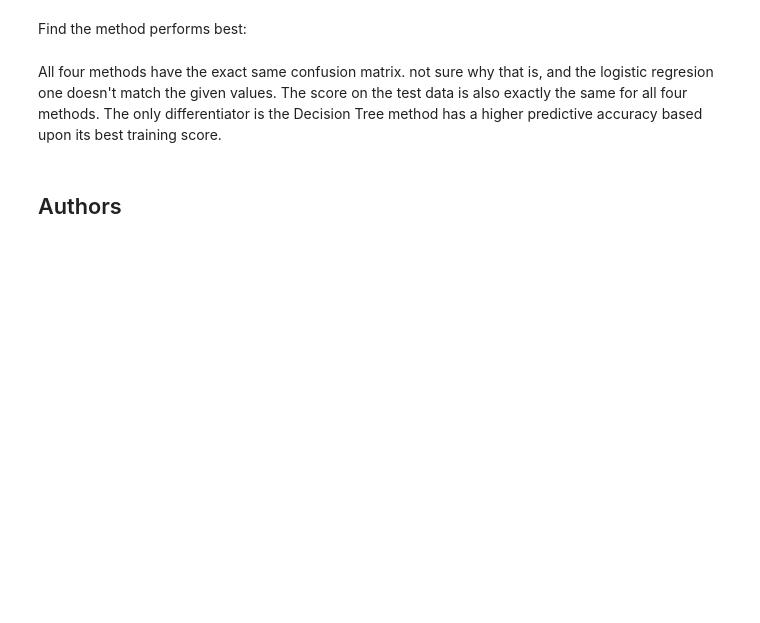
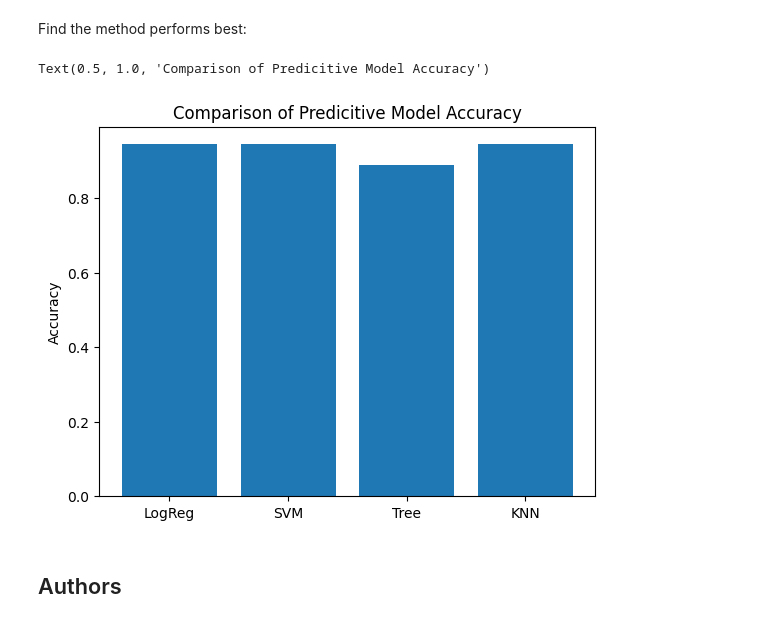
Before and after one commit to wraithbalor/Coursera_Final_Assigments, a Jupyter notebook: CapstoneReport/SpaceX_Machine Learning Prediction_Part_5.ipynb, the cells around one changed output. Cells and saved outputs as stored; diff of their text form; code cells hidden in the pictures; blank space fills up the shorter version.

```diff
--- a/CapstoneReport/SpaceX_Machine Learning Prediction_Part_5.ipynb
+++ b/CapstoneReport/SpaceX_Machine Learning Prediction_Part_5.ipynb
@@ -347,8 +347,15 @@ plot_confusion_matrix(Y_test,yhat)
 ## TASK  12
 # %% [markdown]
 Find the method performs best:
-# %% [markdown]
-All four methods have the exact same confusion matrix. not sure why that is, and the logistic regresion one doesn't match the given values. The score on the test data is also exactly the same for all four methods. The only differentiator is the Decision Tree method has a higher predictive accuracy based upon its best training score.
+# %%
+names = ['LogReg', 'SVM', 'Tree', 'KNN']
+scores = [logreg_cv.score(X_test,Y_test), svm_cv.score(X_test,Y_test), tree_cv.score(X_test,Y_test), knn_cv.score(X_test,Y_test)]
+plt.bar(names, scores)
+plt.ylabel('Accuracy')
+plt.title('Comparison of Predicitive Model Accuracy')
+# %% [output]
+Text(0.5, 1.0, 'Comparison of Predicitive Model Accuracy')
+[figure, added]
 # %% [markdown]
 ## Authors
 # %% [markdown]
```
Also changed, not shown: parts of 6 cells of this notebook.
